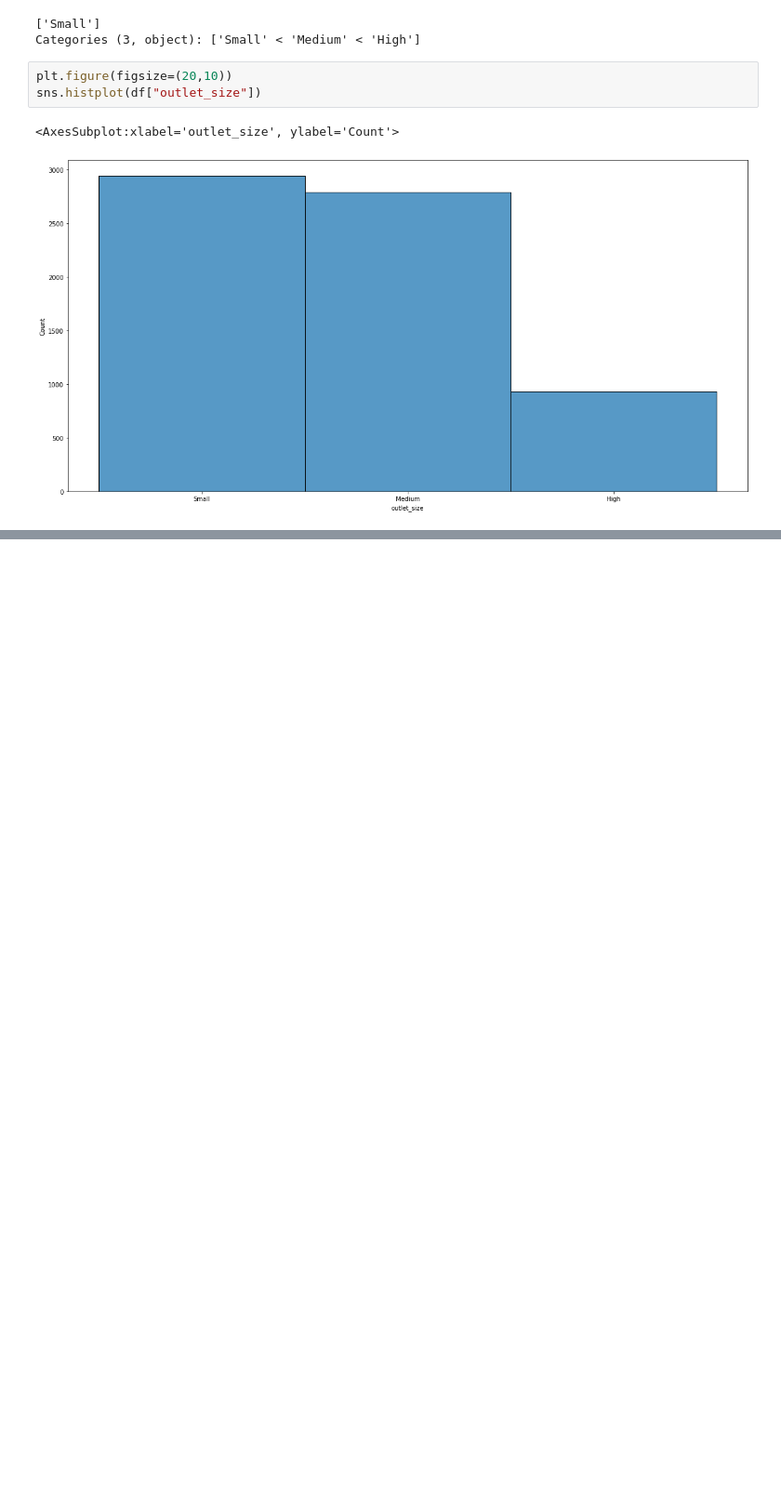
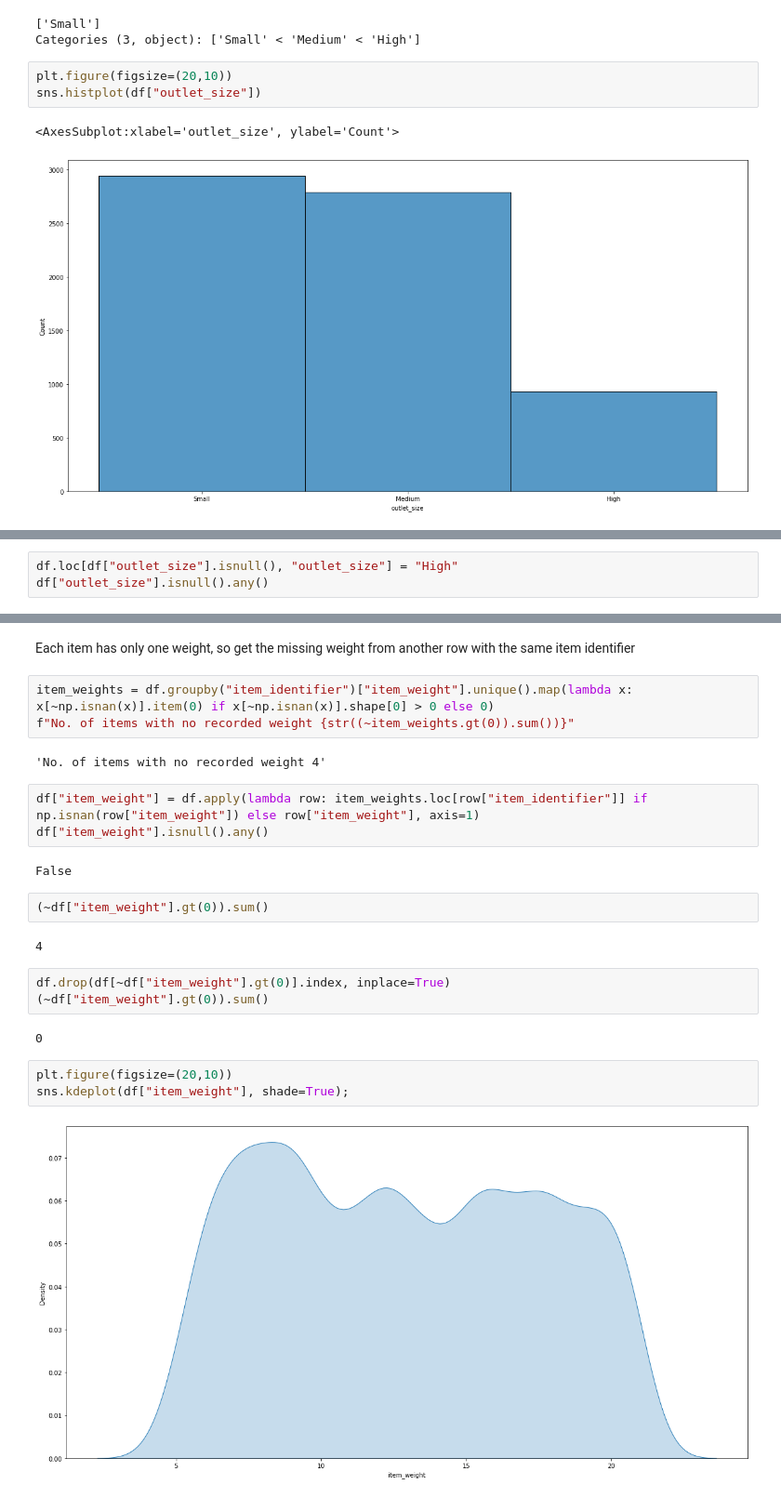
Before and after one commit to Technocolabs100/BigMart-Data-Analysis-and-Prediction, a Jupyter notebook: BigMart_predictive_model.ipynb, the cells around one changed output, grey strips where cells are left out. Shown at 93% size. Drawn from its saved outputs; the diff is of its cells as text; blank space fills up the shorter version.

Commit message:
Treat missing values

```diff
--- a/BigMart_predictive_model.ipynb
+++ b/BigMart_predictive_model.ipynb
@@ -622,0 +681,3 @@ sns.histplot(df["outlet_size"])
+# %%
+df.loc[df["outlet_size"].isnull(), "outlet_size"] = "High"
+df["outlet_size"].isnull().any()
@@ -622,0 +688,26 @@ sns.histplot(df["outlet_size"])
+# %% [markdown]
+Each item has only one weight, so get the missing weight from another row with the same item identifier
+# %%
+item_weights = df.groupby("item_identifier")["item_weight"].unique().map(lambda x: x[~np.isnan(x)].item(0) if x[~np.isnan(x)].shape[0] > 0 else 0)
+f"No. of items with no recorded weight {str((~item_weights.gt(0)).sum())}"
+# %% [output]
+'No. of items with no recorded weight 4'
+# %%
+df["item_weight"] = df.apply(lambda row: item_weights.loc[row["item_identifier"]] if np.isnan(row["item_weight"]) else row["item_weight"], axis=1)
+df["item_weight"].isnull().any()
+# %% [output]
+False
+# %%
+(~df["item_weight"].gt(0)).sum()
+# %% [output]
+4
+# %%
+df.drop(df[~df["item_weight"].gt(0)].index, inplace=True)
+(~df["item_weight"].gt(0)).sum()
+# %% [output]
+0
+# %%
+plt.figure(figsize=(20,10))
+sns.kdeplot(df["item_weight"], shade=True);
+# %% [output]
+[figure, added]
```
Also changed, not shown: parts of 12 cells of this notebook.
